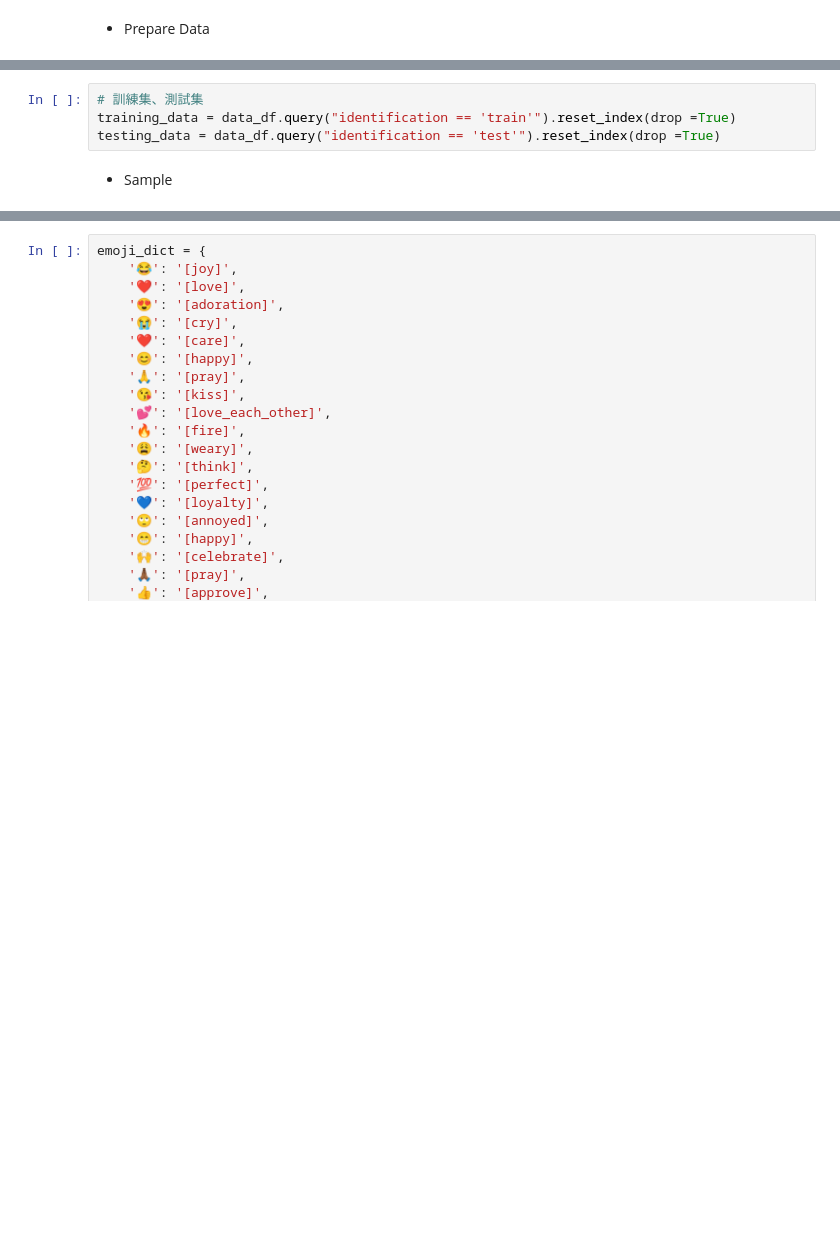
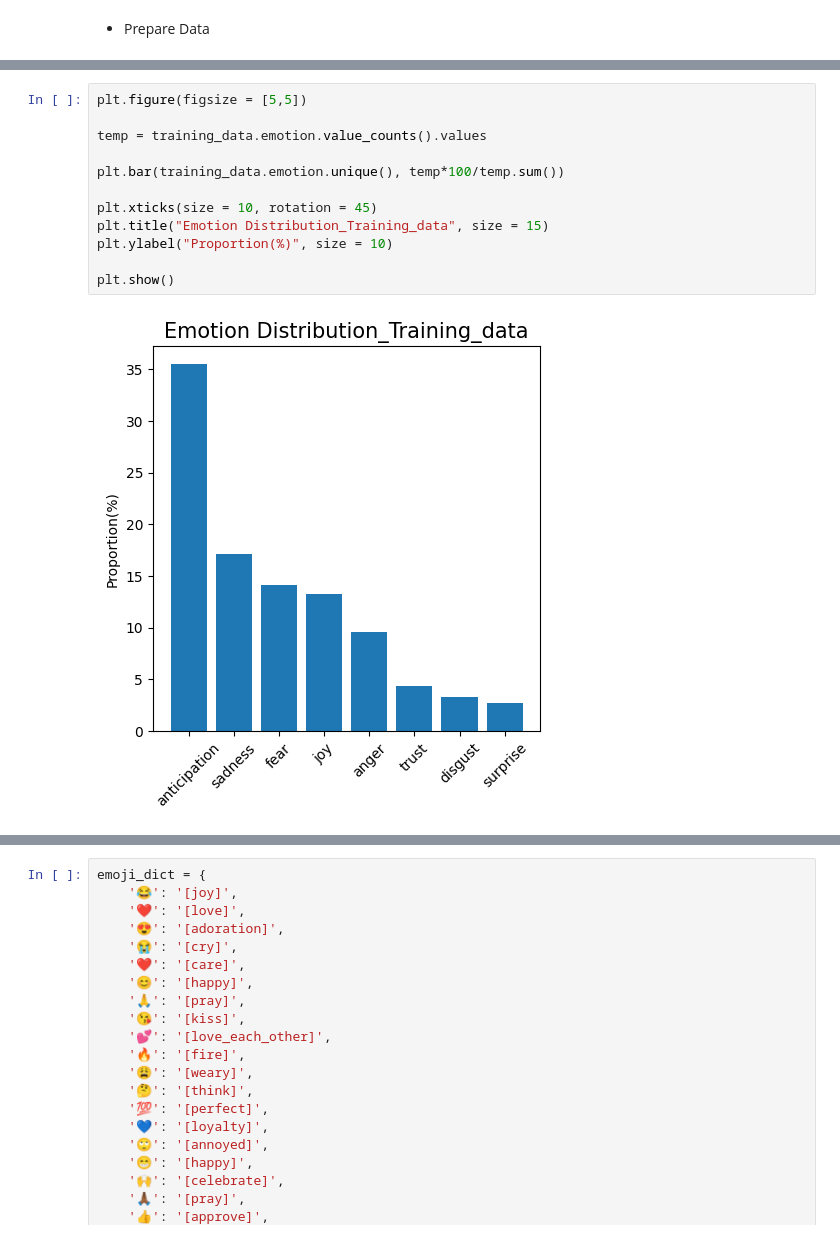
Before and after one commit to BORYA-dev/DM2024-Lab2-Homework, a Jupyter notebook: DM2024-Lab2-Homework.ipynb, the cells around one changed output, grey strips where cells are left out. Saved outputs shown, nothing was run; the diff lists cells and outputs as text; blank space fills up the shorter version.

```diff
--- a/DM2024-Lab2-Homework.ipynb
+++ b/DM2024-Lab2-Homework.ipynb
@@ -150,6 +153,14 @@ data_df.head(5)
-# %%
-# 訓練集、測試集
-training_data = data_df.query("identification == 'train'").reset_index(drop =True)
-testing_data = data_df.query("identification == 'test'").reset_index(drop =True)
-# %% [markdown]
-- Sample
+# %%
+plt.figure(figsize = [5,5])
+
+temp = training_data.emotion.value_counts().values
+
+plt.bar(training_data.emotion.unique(), temp*100/temp.sum())
+
+plt.xticks(size = 10, rotation = 45)
+plt.title("Emotion Distribution_Training_data", size = 15)
+plt.ylabel("Proportion(%)", size = 10)
+
+plt.show()
+# %% [output]
+[figure, added]
```
Also changed, not shown: parts of 59 cells of this notebook.
